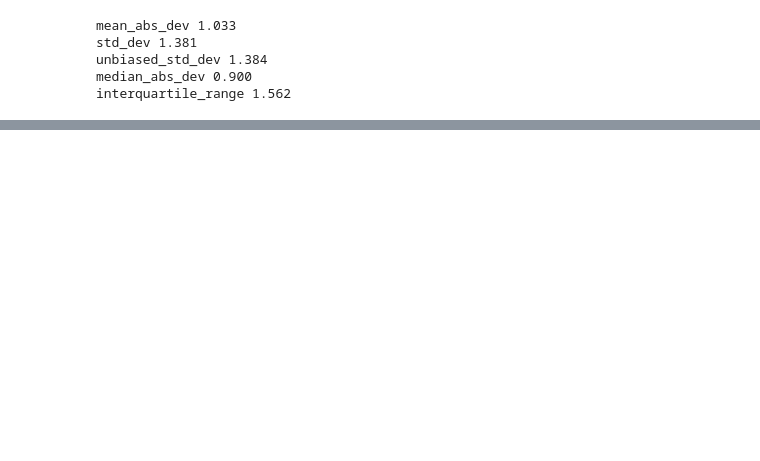
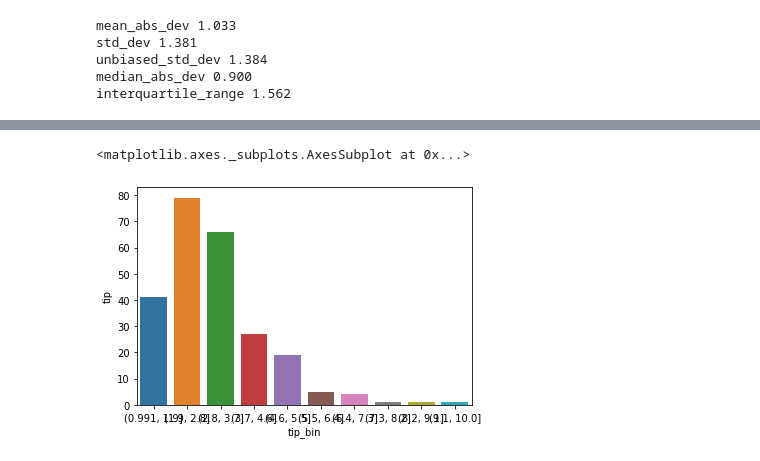
Before and after one commit to gentimouton/dives, a Jupyter notebook: practical_ds/practical_stats_ch01_eda.ipynb, the cells around one changed output, grey strips where cells are left out. Drawn from its saved outputs; the diff is of its cells as text; code cells hidden in the pictures; blank space fills up the shorter version.

```diff
--- a/practical_ds/practical_stats_ch01_eda.ipynb
+++ b/practical_ds/practical_stats_ch01_eda.ipynb
@@ -107,0 +137,8 @@ interquartile_range 1.562
+# %%
+# bin then histogram of bins
+tips['tip_bin'] = pd.cut(tips['tip'], 10)
+binned_counts = tips.groupby('tip_bin').agg({'tip':'count'}).reset_index()
+sns.barplot(x='tip_bin',y='tip', data=binned_counts)
+# %% [output]
+<matplotlib.axes._subplots.AxesSubplot at 0x...>
+[figure, added]
```
Also changed, not shown: parts of 5 cells of this notebook.
